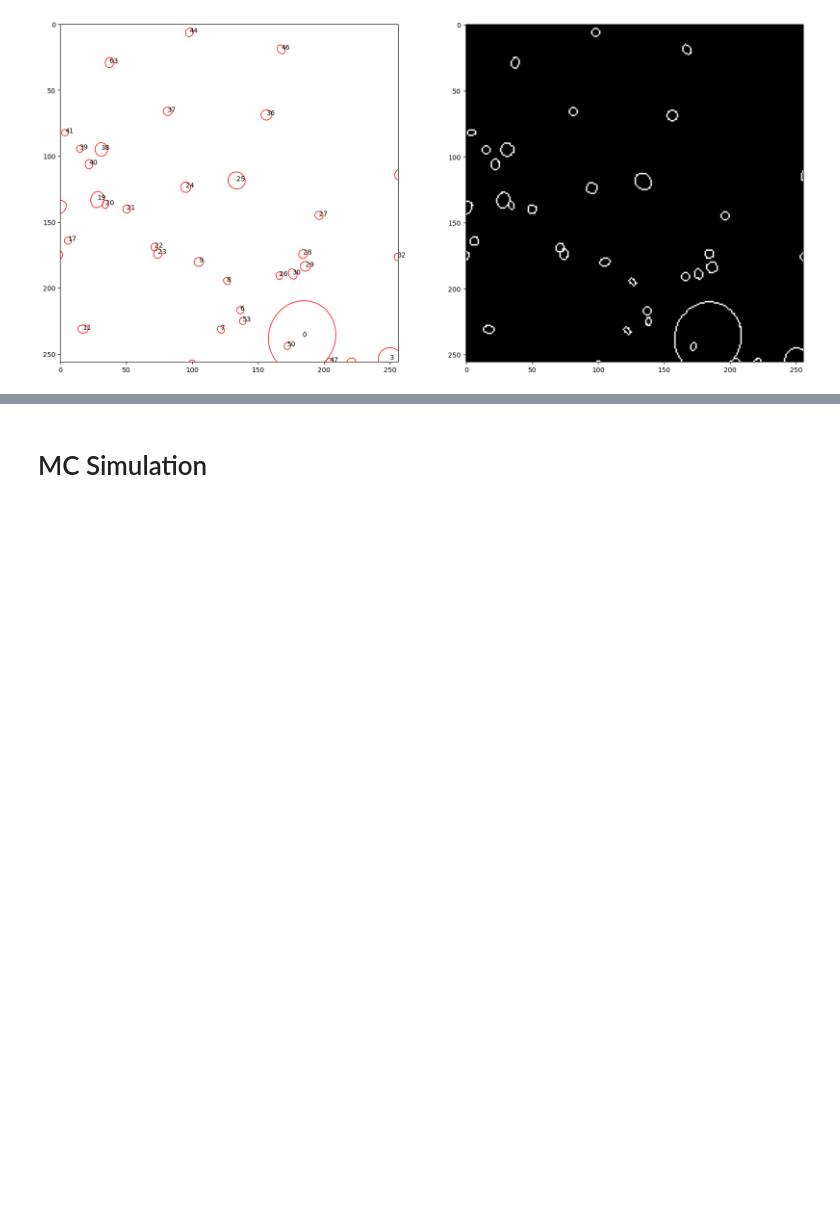
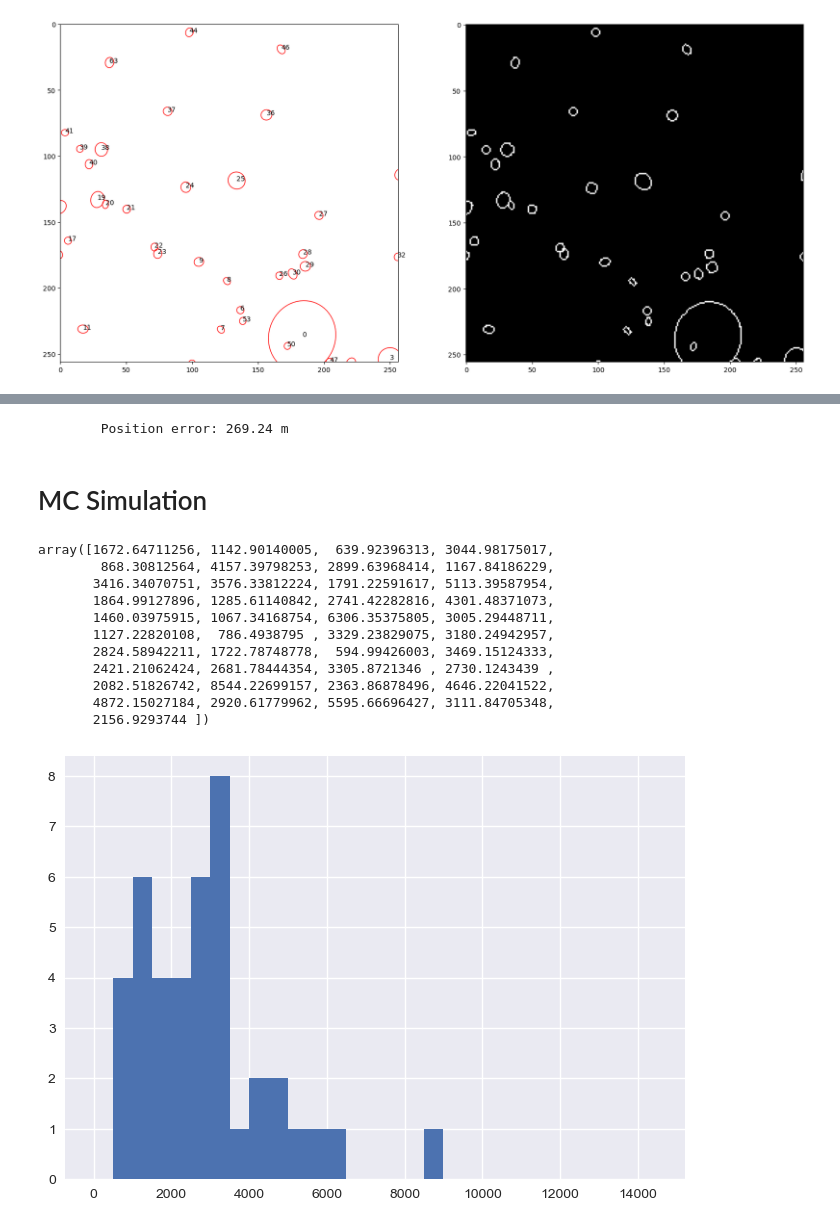
Before and after one commit to wdoppenberg/crater-detection, a Jupyter notebook: notebooks/crater_matching.ipynb, the cells around one changed output, grey strips where cells are left out. Drawn from its saved outputs; the diff is of its cells as text; code cells hidden in the pictures; blank space fills up the shorter version.

```diff
--- a/notebooks/crater_matching.ipynb
+++ b/notebooks/crater_matching.ipynb
@@ -264,3 +280,8 @@ plt.ylabel("Position error")
+# %%
+est_r = db.query_position(A_craters_noisy, cam.T, cam.K(), sigma_pix=sigma_pix)
+print(f"\tPosition error: {(LA.norm(cam.r.ravel() - est_r.ravel()) * u.km).to(u.m):.2f}")
+# %% [output]
+        Position error: 269.24 m
 # %% [markdown]
 # MC Simulation
 # %%
@@ -287,7 +308,7 @@ db = CraterDatabase(lat_cat, long_cat, major_cat, minor_cat, psi_cat, radius=tri
 r_craters_cat = np.array(np.array(spherical_to_cartesian(const.RMOON, lat_cat, long_cat))).T[..., None]
 C_craters_cat = crater_representation(major_cat, minor_cat, psi_cat)
 # %%
-test_size = 1
+test_size = 100
 resolution = (256, 256)
 
 position_dataset = np.empty((test_size, 3, 1), np.float64)
@@ -295,12 +316,10 @@ attitude_dataset = np.empty((test_size, 3, 3), np.float64)
 
 est_position_dataset = np.empty((test_size, 3, 1), np.float64)
 
-position_noise = 2 #pixels
-axis_noise = 1 #pixels
-angle_noise = np.radians(20)
-
-max_iter = 1
-match_threshold = 0.01
+# Error factors
+position_noise = 0.01
+axis_noise = 0.01
+angle_noise = 0.1
 
 for i in range(test_size):
 
@@ -342,30 +361,31 @@ for i in range(test_size):
     psi_det = ellipse_angle(A_craters)
     r_craters_det = conic_center(A_craters)
 
-    major_det += np.random.uniform(-axis_noise, axis_noise, n_det)
-    minor_det += np.random.uniform(-axis_noise, axis_noise, n_det)
-    psi_det += np.random.uniform(-angle_noise, angle_noise, n_det)
-    r_craters_det += np.random.uniform(-position_noise, position_noise, r_craters_det.shape)
+    major_det *= 1 + np.random.normal(-axis_noise, axis_noise, n_det)
+    minor_det *= 1 + np.random.normal(-axis_noise, axis_noise, n_det)
+    psi_det *= 1 + np.random.normal(-angle_noise, angle_noise, n_det)
+    r_craters_det *= 1 + np.random.normal(-position_noise, position_noise, r_craters_det.shape)
 
     A_craters_noisy = crater_representation(major_det, minor_det, psi_det, *r_craters_det.T)
-    if n_det >= 3:
-        A_craters_det, r_craters_det, C_craters_det = db.match_detections(
-                                                                  A_craters_noisy,
-                                                                  max_iter=max_iter,
-                                                                  threshold=match_threshold
-                                                              )
-        if len(A_craters_det) > 1:
-            est_position_dataset[i] = derive_position(
-                A_craters_det,
-                r_craters_det,
-                C_craters_det,
-                cam.T,
-                cam.K()
-            )
-        else:
-            est_position_dataset[i] = np.ones((3,1))*-1
+    if n_det >= 6:
+        est_position_dataset[i] = db.query_position(A_craters_noisy, cam.T, cam.K(), sigma_pix=0.08, batch_size=500, top_n=10)
     else:
         est_position_dataset[i, ...] = -1
 # %%
-matched_positions = (est_position_dataset[:,0,:] != -1).ravel()
-est_position_dataset[matched_positions] - position_dataset[matched_positions]
+matched_positions = (est_position_dataset[:,0,0] != -1).ravel()
+err = LA.norm(est_position_dataset[matched_positions] - position_dataset[matched_positions], axis=1).ravel()*1000
+plt.hist(err, bins=np.arange(0, 15000, 500))
+err
+# %% [output]
+array([1672.64711256, 1142.90140005,  639.92396313, 3044.98175017,
+        868.30812564, 4157.39798253, 2899.63968414, 1167.84186229,
+       3416.34070751, 3576.33812224, 1791.22591617, 5113.39587954,
+       1864.99127896, 1285.61140842, 2741.42282816, 4301.48371073,
+       1460.03975915, 1067.34168754, 6306.35375805, 3005.29448711,
+       1127.22820108,  786.4938795 , 3329.23829075, 3180.24942957,
+       2824.58942211, 1722.78748778,  594.99426003, 3469.15124333,
+       2421.21062424, 2681.78444354, 3305.8721346 , 2730.1243439 ,
+       2082.51826742, 8544.22699157, 2363.86878496, 4646.22041522,
+       4872.15027184, 2920.61779962, 5595.66696427, 3111.84705348,
+       2156.9293744 ])
+[figure, added]
```
Also changed, not shown: parts of 15 cells of this notebook, 7 other files.
